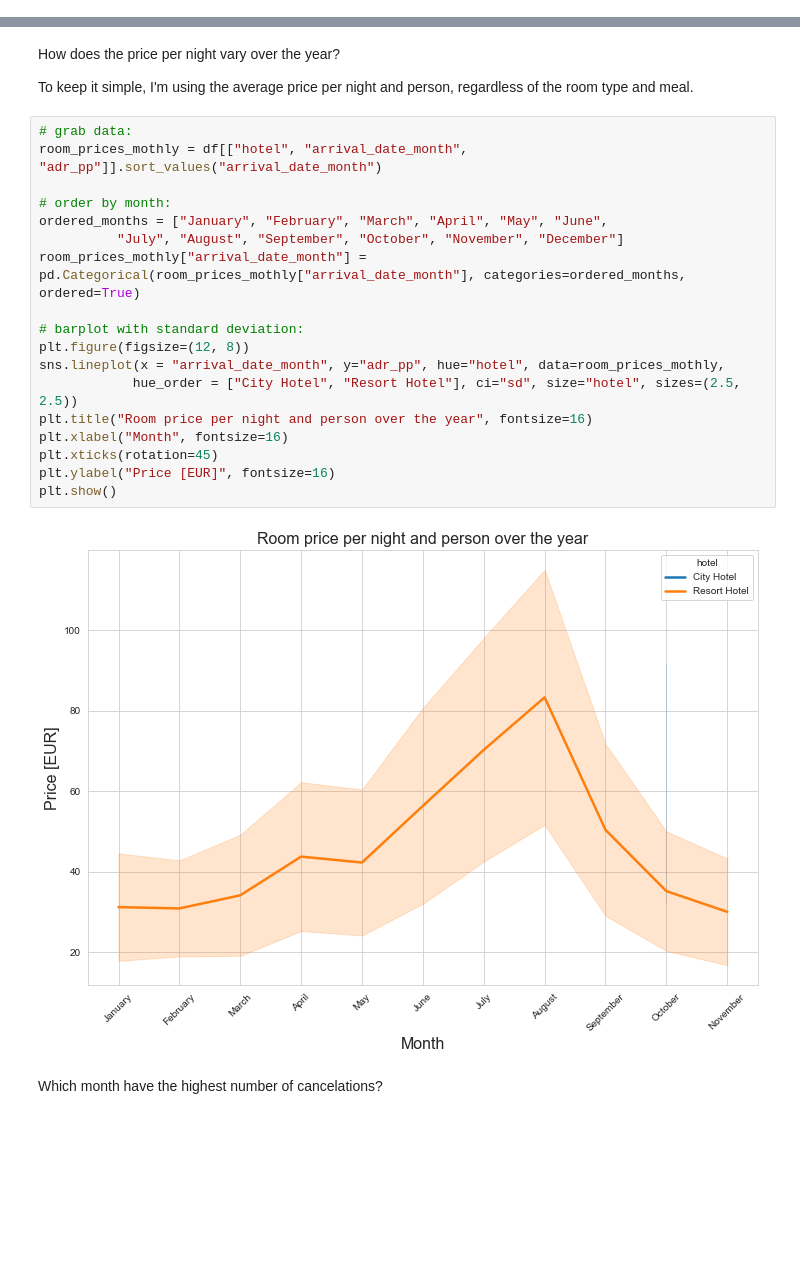
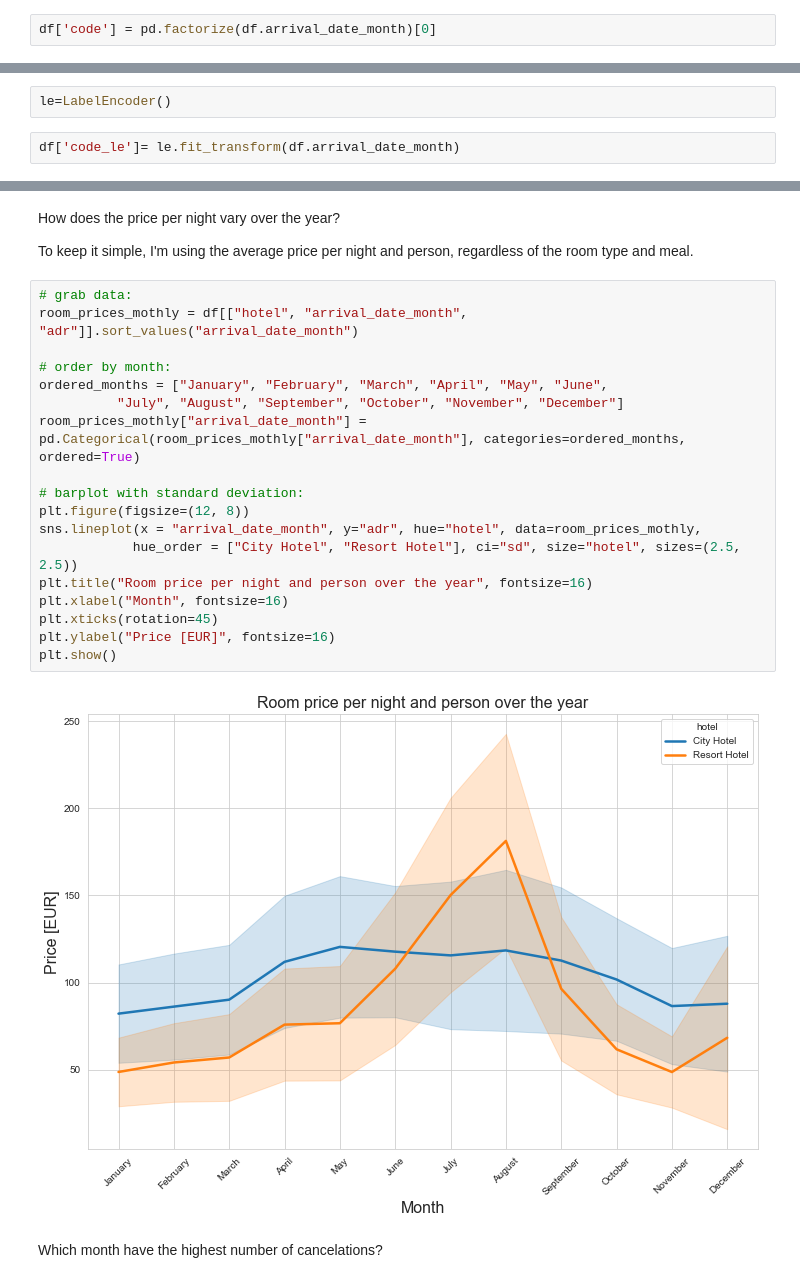
Before and after one commit to SiddiquiZoya787/Hotel-Booking-Demand, a Jupyter notebook: hotel booking demand (3).ipynb, the cells around one changed output, grey strips where cells are left out. Cells and saved outputs as stored; diff of their text form; blank space fills up the shorter version.

```diff
--- a/hotel booking demand (3).ipynb
+++ b/hotel booking demand (3).ipynb
@@ -30,0 +83,2 @@ dtype: object
+# %%
+df['code'] = pd.factorize(df.arrival_date_month)[0]
@@ -31,3 +128,7 @@ dtype: object
+# %%
+le=LabelEncoder()
+# %%
+df['code_le']= le.fit_transform(df.arrival_date_month)
 # %%
 df.head()
 # %% [output]
@@ -609,24 +706,24 @@ How does the price per night vary over the year?
 To keep it simple, I'm using the average price per night and person, regardless of the room type and meal.
 # %%
 # grab data:
-room_prices_mothly = df[["hotel", "arrival_date_month", "adr_pp"]].sort_values("arrival_date_month")
+room_prices_mothly = df[["hotel", "arrival_date_month", "adr"]].sort_values("arrival_date_month")
 
 # order by month:
 ordered_months = ["January", "February", "March", "April", "May", "June",
           "July", "August", "September", "October", "November", "December"]
 room_prices_mothly["arrival_date_month"] = pd.Categorical(room_prices_mothly["arrival_date_month"], categories=ordered_months, ordered=True)
 
 # barplot with standard deviation:
 plt.figure(figsize=(12, 8))
-sns.lineplot(x = "arrival_date_month", y="adr_pp", hue="hotel", data=room_prices_mothly,
+sns.lineplot(x = "arrival_date_month", y="adr", hue="hotel", data=room_prices_mothly,
             hue_order = ["City Hotel", "Resort Hotel"], ci="sd", size="hotel", sizes=(2.5, 2.5))
 plt.title("Room price per night and person over the year", fontsize=16)
 plt.xlabel("Month", fontsize=16)
 plt.xticks(rotation=45)
 plt.ylabel("Price [EUR]", fontsize=16)
 plt.show()
 # %% [output]
-[figure, old version]
+[figure, new version]
 # %% [markdown]
 Which month have the highest number of cancelations?
 # %%
```
Also changed, not shown: parts of 81 cells of this notebook.
